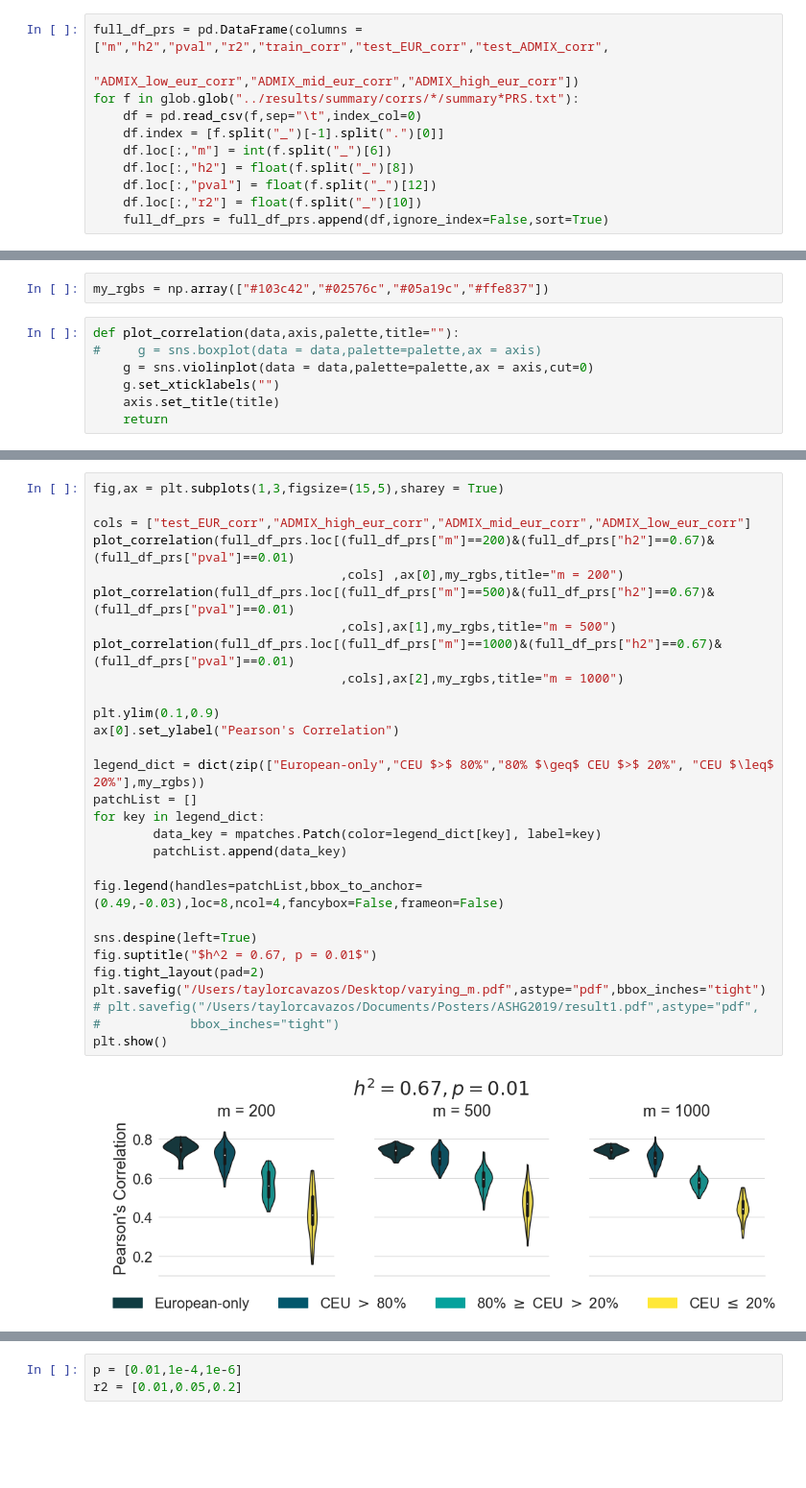
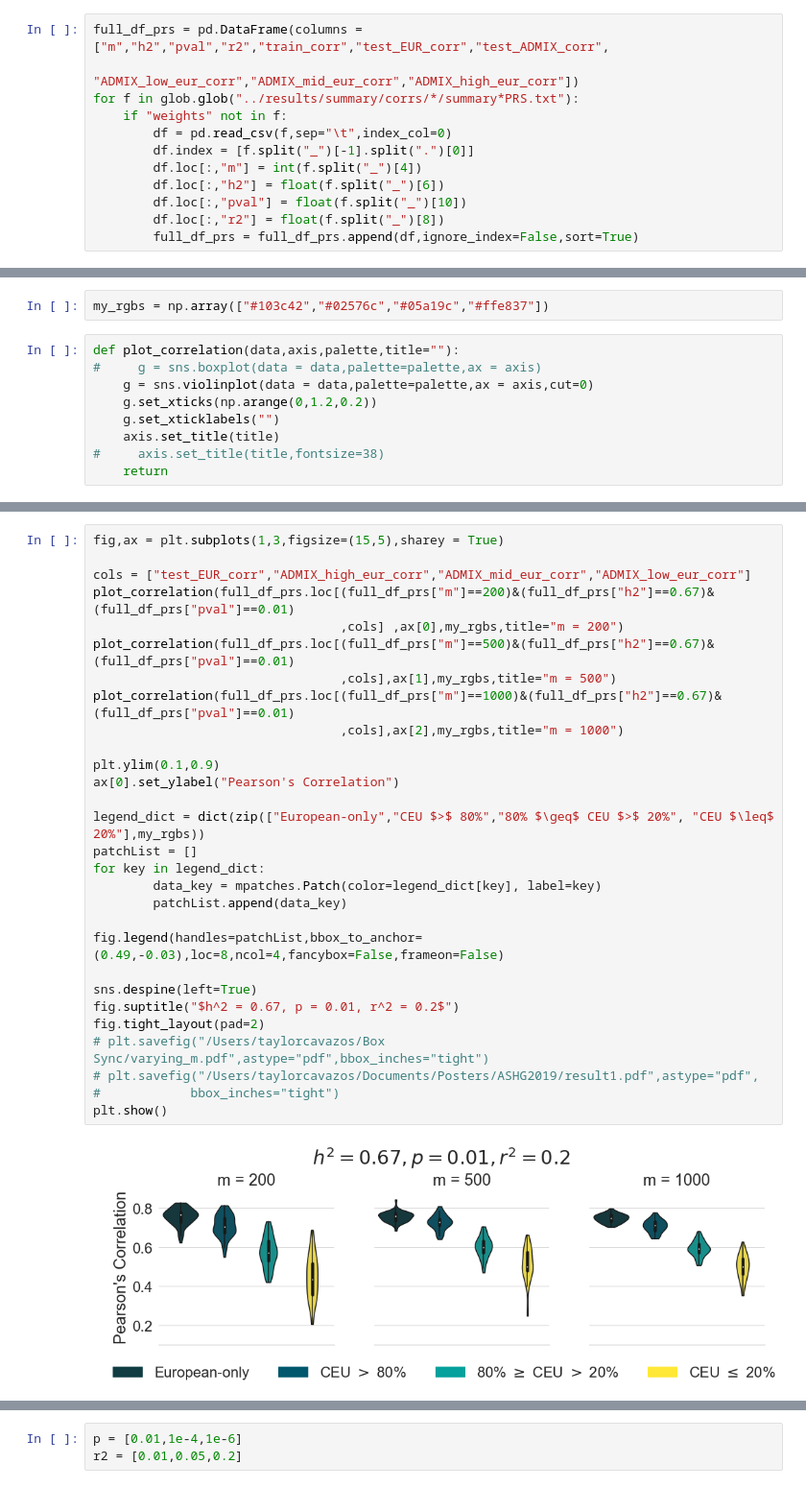
Before and after one commit to taylorcavazos/PRS_Admixture_Simulation, a Jupyter notebook: notebooks/local_ancestry_prs.ipynb, the cells around one changed output, grey strips where cells are left out. Shown: that part at 96% size. Saved outputs shown, nothing was run; the diff lists cells and outputs as text; blank space fills up the shorter version.

```diff
--- a/notebooks/local_ancestry_prs.ipynb
+++ b/notebooks/local_ancestry_prs.ipynb
@@ -383,10 +383,11 @@ sns.set(style = 'whitegrid', font_scale = 2)
 full_df_prs = pd.DataFrame(columns = ["m","h2","pval","r2","train_corr","test_EUR_corr","test_ADMIX_corr",
                                  "ADMIX_low_eur_corr","ADMIX_mid_eur_corr","ADMIX_high_eur_corr"])
 for f in glob.glob("../results/summary/corrs/*/summary*PRS.txt"):
-    df = pd.read_csv(f,sep="\t",index_col=0)
-    df.index = [f.split("_")[-1].split(".")[0]]
-    df.loc[:,"m"] = int(f.split("_")[6])
-    df.loc[:,"h2"] = float(f.split("_")[8])
-    df.loc[:,"pval"] = float(f.split("_")[12])
-    df.loc[:,"r2"] = float(f.split("_")[10])
-    full_df_prs = full_df_prs.append(df,ignore_index=False,sort=True)
+    if "weights" not in f:
+        df = pd.read_csv(f,sep="\t",index_col=0)
+        df.index = [f.split("_")[-1].split(".")[0]]
+        df.loc[:,"m"] = int(f.split("_")[4])
+        df.loc[:,"h2"] = float(f.split("_")[6])
+        df.loc[:,"pval"] = float(f.split("_")[10])
+        df.loc[:,"r2"] = float(f.split("_")[8])
+        full_df_prs = full_df_prs.append(df,ignore_index=False,sort=True)
@@ -396,8 +405,10 @@ my_rgbs = np.array(["#103c42","#02576c","#05a19c","#ffe837"])
 def plot_correlation(data,axis,palette,title=""):
 #     g = sns.boxplot(data = data,palette=palette,ax = axis)
     g = sns.violinplot(data = data,palette=palette,ax = axis,cut=0)
+    g.set_xticks(np.arange(0,1.2,0.2))
     g.set_xticklabels("")
     axis.set_title(title)
+#     axis.set_title(title,fontsize=38)
     return
 # %%
 fig,ax = plt.subplots(1,2,figsize=(15,5),sharey = True)
@@ -431,31 +442,31 @@ plt.show()
 # %%
 fig,ax = plt.subplots(1,3,figsize=(15,5),sharey = True)
 
 cols = ["test_EUR_corr","ADMIX_high_eur_corr","ADMIX_mid_eur_corr","ADMIX_low_eur_corr"]
 plot_correlation(full_df_prs.loc[(full_df_prs["m"]==200)&(full_df_prs["h2"]==0.67)&(full_df_prs["pval"]==0.01)
                                  ,cols] ,ax[0],my_rgbs,title="m = 200")
 plot_correlation(full_df_prs.loc[(full_df_prs["m"]==500)&(full_df_prs["h2"]==0.67)&(full_df_prs["pval"]==0.01)
                                  ,cols],ax[1],my_rgbs,title="m = 500")
 plot_correlation(full_df_prs.loc[(full_df_prs["m"]==1000)&(full_df_prs["h2"]==0.67)&(full_df_prs["pval"]==0.01)
                                  ,cols],ax[2],my_rgbs,title="m = 1000")
 
 plt.ylim(0.1,0.9)
 ax[0].set_ylabel("Pearson's Correlation")
 
 legend_dict = dict(zip(["European-only","CEU $>$ 80%","80% $\geq$ CEU $>$ 20%", "CEU $\leq$ 20%"],my_rgbs))
 patchList = []
 for key in legend_dict:
         data_key = mpatches.Patch(color=legend_dict[key], label=key)
         patchList.append(data_key)
 
 fig.legend(handles=patchList,bbox_to_anchor=(0.49,-0.03),loc=8,ncol=4,fancybox=False,frameon=False)
 
 sns.despine(left=True)
-fig.suptitle("$h^2 = 0.67, p = 0.01$")
+fig.suptitle("$h^2 = 0.67, p = 0.01, r^2 = 0.2$")
 fig.tight_layout(pad=2)
-plt.savefig("/Users/taylorcavazos/Desktop/varying_m.pdf",astype="pdf",bbox_inches="tight")
+# plt.savefig("/Users/taylorcavazos/Box Sync/varying_m.pdf",astype="pdf",bbox_inches="tight")
 # plt.savefig("/Users/taylorcavazos/Documents/Posters/ASHG2019/result1.pdf",astype="pdf",
 #            bbox_inches="tight")
 plt.show()
 # %% [output]
-[figure, old version]
+[figure, new version]
```
Also changed, not shown: parts of 24 cells of this notebook, 21 other files.
